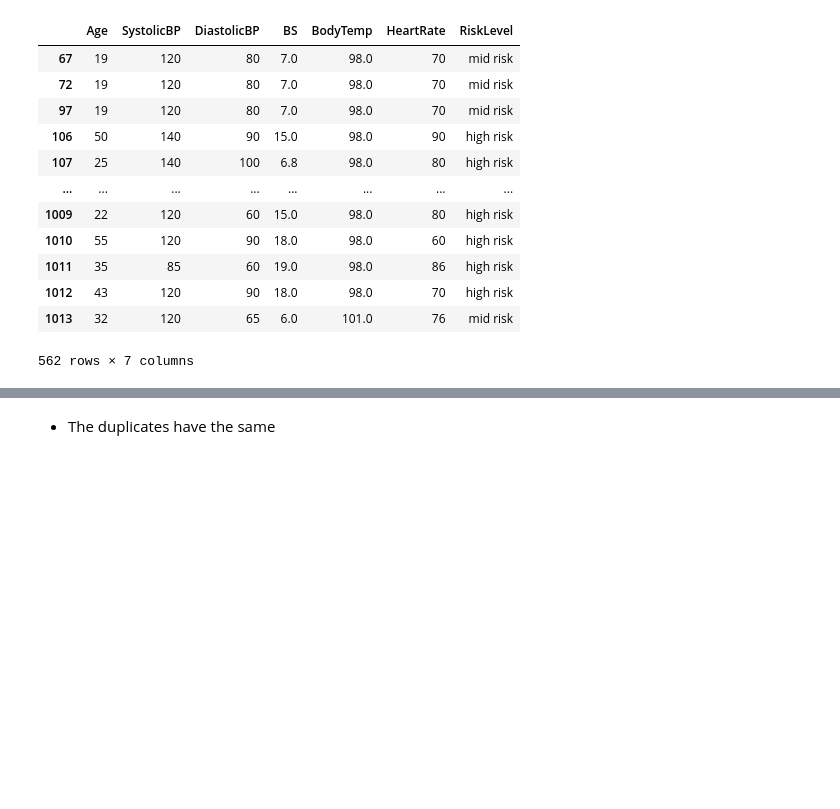
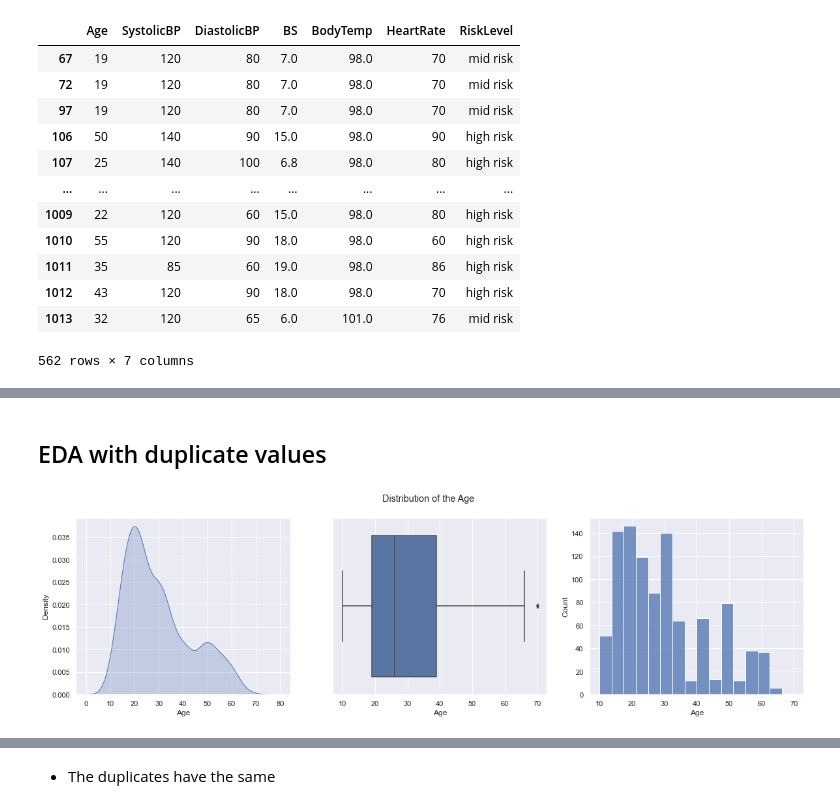
Before and after one commit to sekhrianchal6/Maternal-health-risk-prediction, a Jupyter notebook: Arima_Preprocessing.ipynb, the cells around one changed output, grey strips where cells are left out. Cells and saved outputs as stored; diff of their text form; code cells hidden in the pictures; blank space fills up the shorter version.

Commit message:
Add distibution EDA with duplicate values

```diff
--- a/Arima_Preprocessing.ipynb
+++ b/Arima_Preprocessing.ipynb
@@ -2,6 +2,8 @@
 import pandas as pd
 import matplotlib.pyplot as plt
 import seaborn as sns
+%matplotlib inline
+sns.set()
 # %%
 data = pd.read_csv("Maternal Health Risk Data Set.csv")
 data.head()
@@ -58,0 +63,3 @@ data.loc[data.duplicated(), :]
+# %%
+df_with_duplicate = data.copy()
+df_with_duplicate.head()
@@ -58,0 +73,16 @@ data.loc[data.duplicated(), :]
+# %% [markdown]
+## EDA with duplicate values
+# %%
+def plot_distrbution(df,column, hue= None):
+    fig, axes =plt.subplots(1,3, figsize=(20,5))
+    sns.kdeplot(data=df, x=column , shade=True, ax=axes[0], hue=hue)
+    if(hue):
+        sns.boxplot(data=df, x=hue, ax=axes[1],y=column)
+    else:
+        sns.boxplot(data=df, x=column, ax=axes[1] )
+    sns.histplot(data=df, x=column , ax=axes[2],hue=hue)
+    plt.suptitle(f'Distribution of the {column}')
+# %%
+plot_distrbution(df=df_with_duplicate, column='Age')
+# %% [output]
+[figure, added]
```
Also changed, not shown: parts of 17 cells of this notebook.
